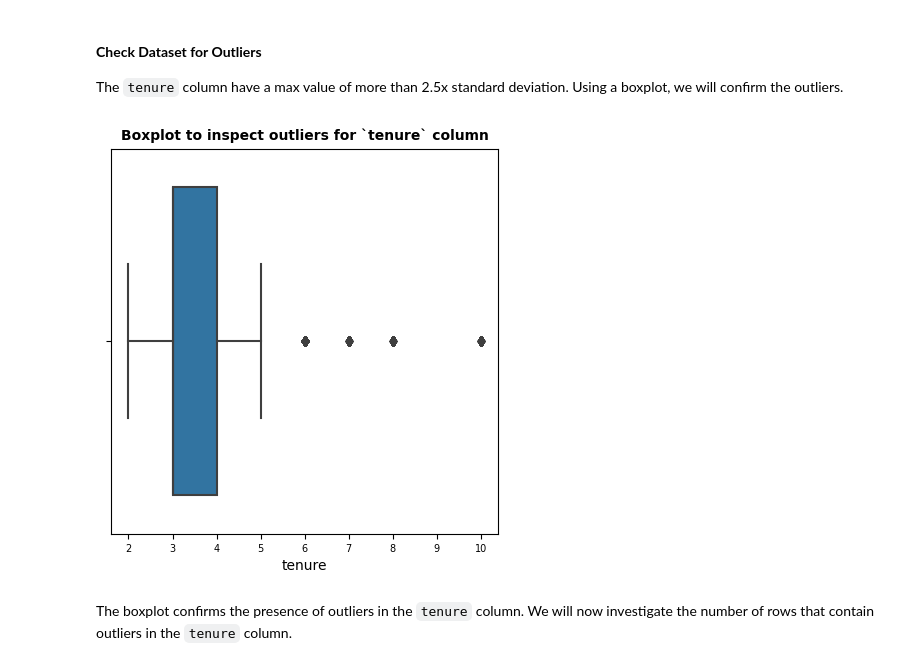
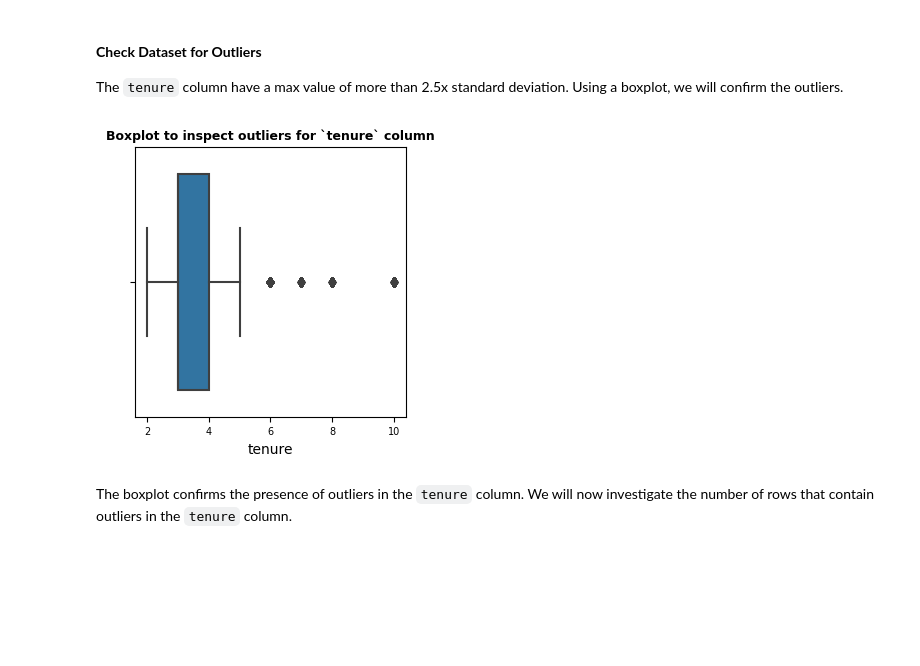
Before and after one commit to ryanlacsamana/Sailfort-Motors-Capstone-Project, a Jupyter notebook: Sailfort-Motors-Capstone.ipynb, the cells around one changed output. Drawn from its saved outputs; the diff is of its cells as text; code cells hidden in the pictures; blank space fills up the shorter version.

Commit message:
Update Data Visualization

```diff
--- a/Sailfort-Motors-Capstone.ipynb
+++ b/Sailfort-Motors-Capstone.ipynb
@@ -211,14 +211,14 @@ The dataset is left with **11,991** rows.
 
 The `tenure` column have a max value of more than 2.5x standard deviation. Using a boxplot, we will confirm the outliers.
 # %%
-plt.figure(figsize=(5,5))
-plt.title('Boxplot to inspect outliers for `tenure` column',fontweight='bold',fontsize=10)
+plt.figure(figsize=(3.5,3.5))
+plt.title('Boxplot to inspect outliers for `tenure` column',fontweight='bold',fontsize=9)
 plt.xticks(fontsize=7)
 plt.yticks(fontsize=7)
 sns.boxplot(x=df1['tenure'])
 plt.show()
 # %% [output]
-[figure, old version]
+[figure, new version]
 # %% [markdown]
 The boxplot confirms the presence of outliers in the `tenure` column. We will now investigate the number of rows that contain outliers in the `tenure` column.
 # %%
```
Also changed, not shown: parts of 35 cells of this notebook.
